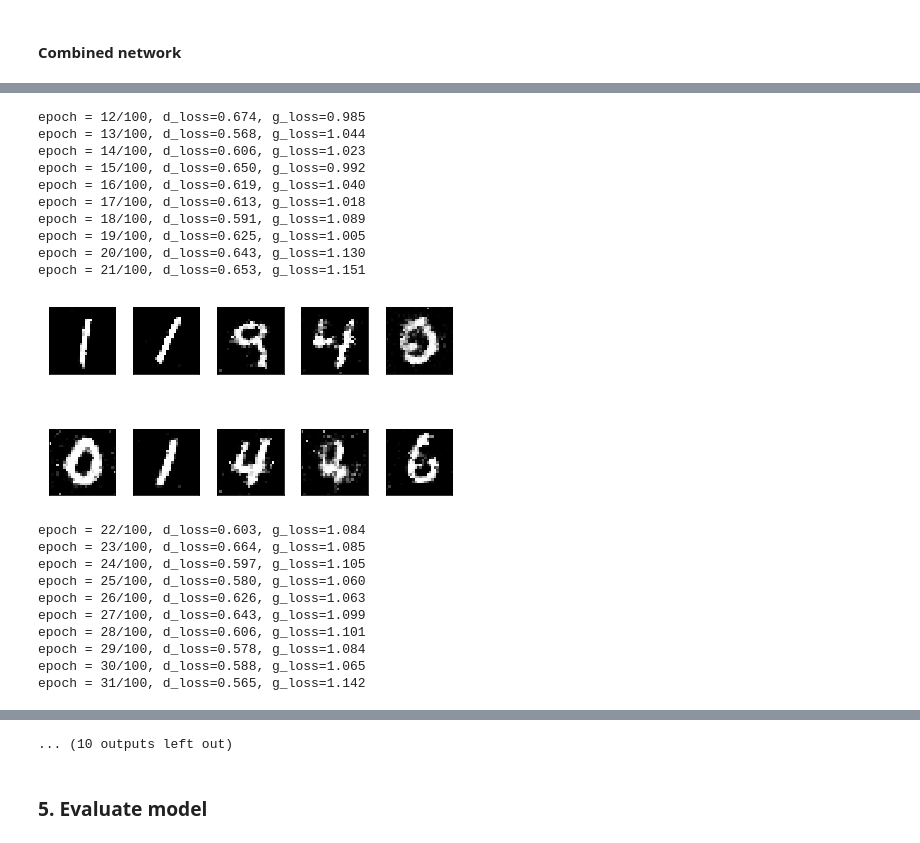
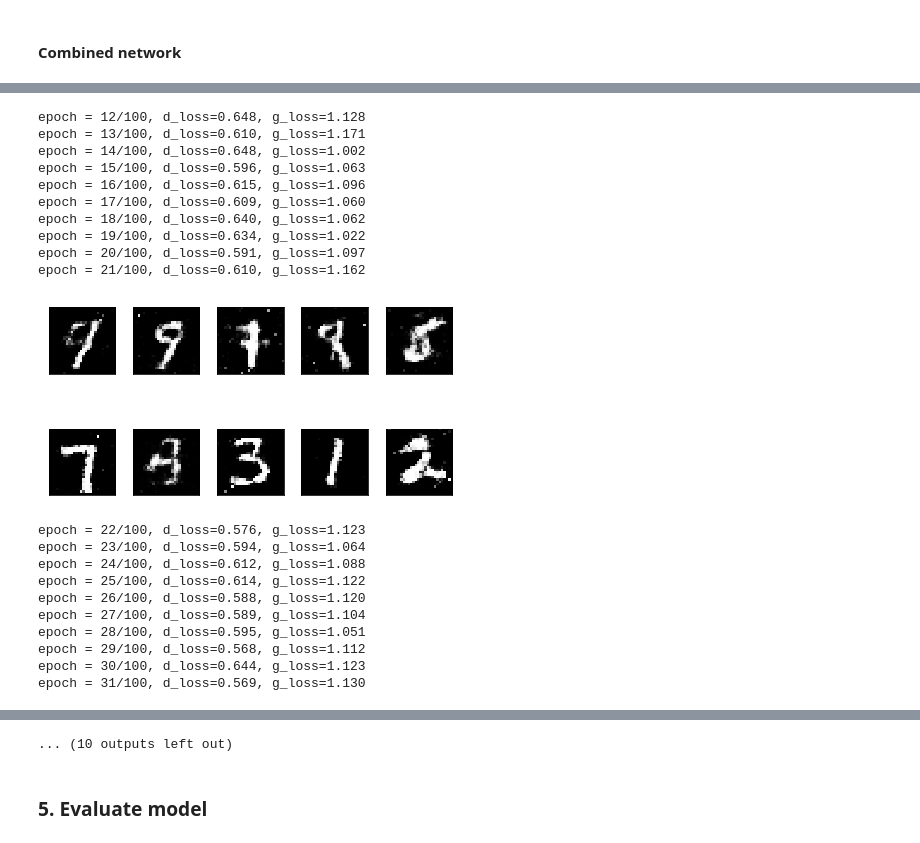
Before and after one commit to mafda/generative_adversarial_networks_101, a Jupyter notebook: src/mnist/01_GAN_MNIST.ipynb, the cells around one changed output, grey strips where cells are left out. Cells and saved outputs as stored; diff of their text form; code cells hidden in the pictures.

```diff
--- a/src/mnist/01_GAN_MNIST.ipynb
+++ b/src/mnist/01_GAN_MNIST.ipynb
@@ -216,20 +201,19 @@ init = initializers.RandomNormal(stddev=0.02)
 generator = Sequential()
 
 # Input layer and hidden layer 1
-generator.add(Dense(128, input_shape=(latent_dim,),
-                    kernel_initializer=init))
-generator.add(BatchNormalization())
-generator.add(LeakyReLU(0.2))
+generator.add(Dense(128, input_shape=(latent_dim,), kernel_initializer=init))
+generator.add(LeakyReLU(alpha=0.2))
+generator.add(BatchNormalization(momentum=0.8))
 
 # Hidden layer 2
 generator.add(Dense(256))
-generator.add(LeakyReLU(0.2))
-generator.add(BatchNormalization())
+generator.add(LeakyReLU(alpha=0.2))
+generator.add(BatchNormalization(momentum=0.8))
 
 # Hidden layer 3
 generator.add(Dense(512))
-generator.add(LeakyReLU(0.2))
-generator.add(BatchNormalization())
+generator.add(LeakyReLU(alpha=0.2))
+generator.add(BatchNormalization(momentum=0.8))
 
 # Output layer
 generator.add(Dense(img_dim, activation='tanh'))
@@ -269,17 +247,16 @@ The last activation is sigmoid to tell us the probability of whether the input i
 discriminator = Sequential()
 
 # Input layer and hidden layer 1
-discriminator.add(Dense(128, input_shape=(img_dim,),
-                        kernel_initializer=init))
-discriminator.add(LeakyReLU(0.2))
+discriminator.add(Dense(128, input_shape=(img_dim,), kernel_initializer=init))
+discriminator.add(LeakyReLU(alpha=0.2))
 
 # Hidden layer 2
 discriminator.add(Dense(256))
-discriminator.add(LeakyReLU(0.2))
+discriminator.add(LeakyReLU(alpha=0.2))
 
 # Hidden layer 3
-discriminator.add(Dense(128))
-discriminator.add(LeakyReLU(0.2))
+discriminator.add(Dense(512))
+discriminator.add(LeakyReLU(alpha=0.2))
 
 # Output layer
 discriminator.add(Dense(1, activation='sigmoid'))
@@ -312,10 +289,9 @@ _________________________________________________________________
 #### Compile discriminator
 # %%
 # Optimizer
-opt = Adam(lr=0.0002, beta_1=0.5)
+optimizer = Adam(lr=0.0002, beta_1=0.5)
 
-discriminator.compile(opt, loss='binary_crossentropy',
-                      metrics=['binary_accuracy'])
+discriminator.compile(optimizer=optimizer, loss='binary_crossentropy', metrics=['binary_accuracy'])
 # %% [markdown]
 #### Combined network
 # %%
@@ -324,8 +300,7 @@ discriminator.trainable = False
 d_g = Sequential()
 d_g.add(generator)
 d_g.add(discriminator)
-d_g.compile(opt, loss='binary_crossentropy',
-            metrics=['binary_accuracy'])
+d_g.compile(optimizer=optimizer, loss='binary_crossentropy', metrics=['binary_accuracy'])
 # %%
 # prints a summary representation of your model
 d_g.summary()
@@ -391,14 +352,14 @@ for e in range(epochs + 1):
         d_g_loss_batch = d_g.train_on_batch(x=z, y=real)
 
         print(
-            'epoch = %d/%d, batch = %d/%d, d_loss=%.3f, g_loss=%.3f' % (e + 1, epochs, i, len(X_train) // batch_size, d_loss_batch, g_loss_batch[0]),
+            'epoch = %d/%d, batch = %d/%d, d_loss=%.3f, g_loss=%.3f' % (e + 1, epochs, i, len(X_train) // batch_size, d_loss_batch, d_g_loss_batch[0]),
             100*' ',
             end='\r'
         )
 
     d_loss.append(d_loss_batch)
     d_g_loss.append(d_g_loss_batch[0])
-    print('epoch = %d/%d, d_loss=%.3f, g_loss=%.3f' % (e + 1, epochs, d_loss[-1], g_loss[-1]), 100*' ')
+    print('epoch = %d/%d, d_loss=%.3f, g_loss=%.3f' % (e + 1, epochs, d_loss[-1], d_g_loss[-1]), 100*' ')
 
     if e % 10 == 0:
         samples = 10
@@ -429,21 +390,21 @@ epoch = 11/100, d_loss=0.641, g_loss=0.993
-epoch = 12/100, d_loss=0.674, g_loss=0.985
-epoch = 13/100, d_loss=0.568, g_loss=1.044
-epoch = 14/100, d_loss=0.606, g_loss=1.023
-epoch = 15/100, d_loss=0.650, g_loss=0.992
-epoch = 16/100, d_loss=0.619, g_loss=1.040
-epoch = 17/100, d_loss=0.613, g_loss=1.018
-epoch = 18/100, d_loss=0.591, g_loss=1.089
-epoch = 19/100, d_loss=0.625, g_loss=1.005
-epoch = 20/100, d_loss=0.643, g_loss=1.130
-epoch = 21/100, d_loss=0.653, g_loss=1.151
+epoch = 12/100, d_loss=0.648, g_loss=1.128
+epoch = 13/100, d_loss=0.610, g_loss=1.171
+epoch = 14/100, d_loss=0.648, g_loss=1.002
+epoch = 15/100, d_loss=0.596, g_loss=1.063
+epoch = 16/100, d_loss=0.615, g_loss=1.096
+epoch = 17/100, d_loss=0.609, g_loss=1.060
+epoch = 18/100, d_loss=0.640, g_loss=1.062
+epoch = 19/100, d_loss=0.634, g_loss=1.022
+epoch = 20/100, d_loss=0.591, g_loss=1.097
+epoch = 21/100, d_loss=0.610, g_loss=1.162
-[figure, old version]
+[figure, new version]
-epoch = 22/100, d_loss=0.603, g_loss=1.084
-epoch = 23/100, d_loss=0.664, g_loss=1.085
-epoch = 24/100, d_loss=0.597, g_loss=1.105
-epoch = 25/100, d_loss=0.580, g_loss=1.060
-epoch = 26/100, d_loss=0.626, g_loss=1.063
-epoch = 27/100, d_loss=0.643, g_loss=1.099
-epoch = 28/100, d_loss=0.606, g_loss=1.101
-epoch = 29/100, d_loss=0.578, g_loss=1.084
-epoch = 30/100, d_loss=0.588, g_loss=1.065
-epoch = 31/100, d_loss=0.565, g_loss=1.142
+epoch = 22/100, d_loss=0.576, g_loss=1.123
+epoch = 23/100, d_loss=0.594, g_loss=1.064
+epoch = 24/100, d_loss=0.612, g_loss=1.088
+epoch = 25/100, d_loss=0.614, g_loss=1.122
+epoch = 26/100, d_loss=0.588, g_loss=1.120
+epoch = 27/100, d_loss=0.589, g_loss=1.104
+epoch = 28/100, d_loss=0.595, g_loss=1.051
+epoch = 29/100, d_loss=0.568, g_loss=1.112
+epoch = 30/100, d_loss=0.644, g_loss=1.123
+epoch = 31/100, d_loss=0.569, g_loss=1.130
```
Also changed, not shown: parts of 19 cells of this notebook.
